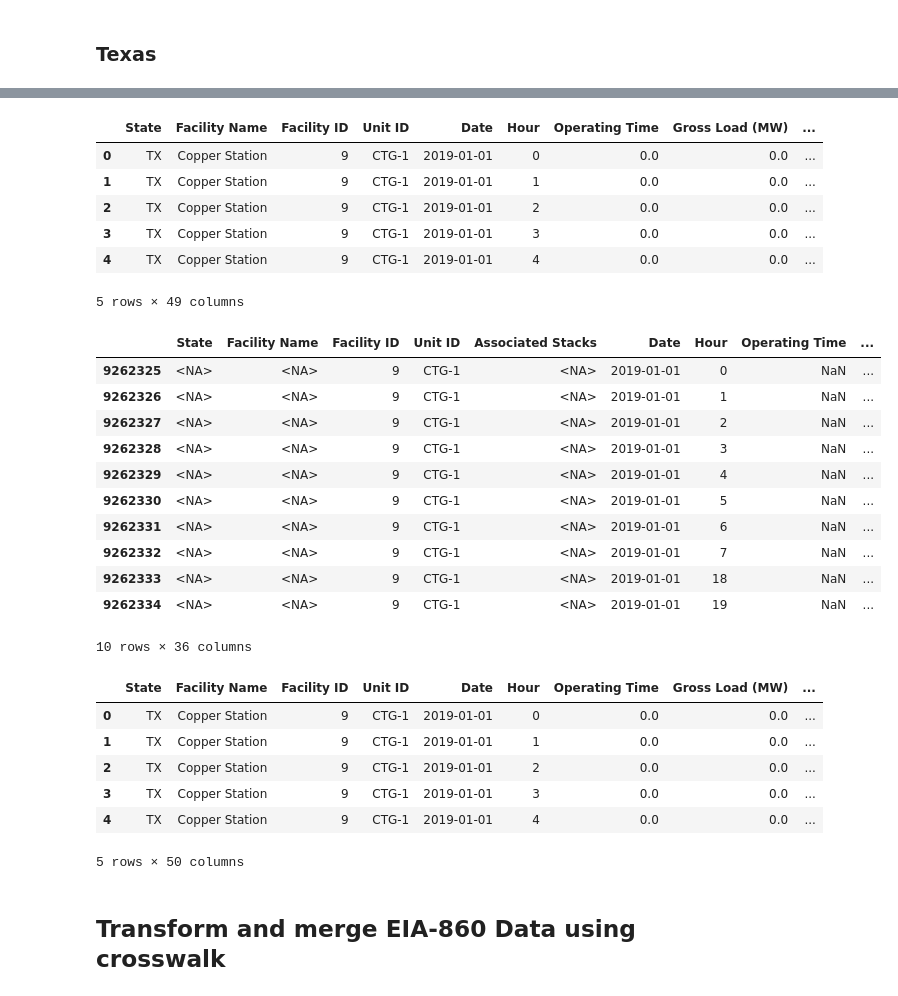
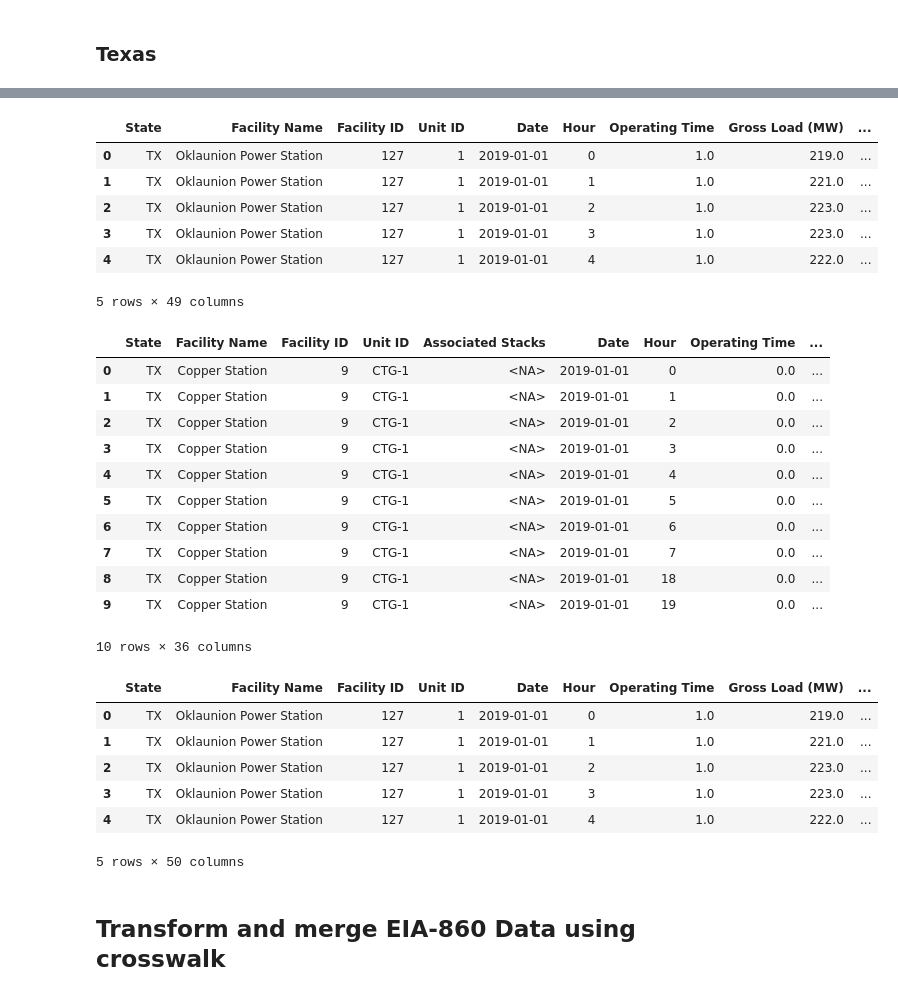
Before and after one commit to marcellmj/us-emission-pred, a Jupyter notebook: 01_Preliminary_Data_Processing/01_Preliminary_Data_Processing-5y-NonOperating.ipynb, the cells around one changed output, grey strips where cells are left out. Saved outputs shown, nothing was run; the diff lists cells and outputs as text; code cells hidden in the pictures.

```diff
--- a/01_Preliminary_Data_Processing-5y-NonOperating.ipynb
+++ b/01_Preliminary_Data_Processing/01_Preliminary_Data_Processing-5y-NonOperating.ipynb
@@ -1480,20 +1444,15 @@ cat_cols_with_na_none = [
     "NOx Phase",
     "Secondary Fuel Type",
     "NOx Controls",
-    "SO2 Phase",
-    "CO2 Rate Measure Indicator",
-    "SO2 Mass Measure Indicator",
-    "SO2 Rate Measure Indicator",
-    "CO2 Mass Measure Indicator",
-    "NOx Mass Measure Indicator",
-    "NOx Rate Measure Indicator",
-    "Heat Input Measure Indicator"
+    "SO2 Phase"
 ]
 
 cat_cols_with_na_unknown = [
     "Operating Status",
     "Associated Generators & Nameplate Capacity (MWe)",
-    "Source Category", "Program Code"
+    "Source Category", "Program Code", "CO2 Rate Measure Indicator",
+    "SO2 Rate Measure Indicator",
+    "NOx Rate Measure Indicator"
 ]
 
 # here nan means that no data was likely purposely reported -> fill with "None"
@@ -1527,7 +1486,7 @@ num_cols_with_na = [
 # we drop nameplate capacity (MW) - EIA (redundant with Nameplate Capacity (MWe) and has many nulls)
 complete_campd_ny = complete_campd_ny.drop(columns=["Nameplate Capacity (MW) - EIA"])
 
-# for now we keep it, adjust for models later
+# for now we keep it, let the models handle it
 print("Null value percentages in complete_campd_ny after adjustments:")
 total_rows = complete_campd_ny.shape[0]
 null_ny = complete_campd_ny.isnull().sum()
@@ -1632,7 +1610,7 @@ complete_campd_ny.to_csv('NY/Hourly/Concatted File/ny_2019_2024_complete_NonOper
 <h3>Texas</h3>
 # %%
 complete_campd_tx = pd.read_csv(
-    'TX/Hourly/Concatted File/tx_2019_2024_with_manualEIA_NonOperating.csv',
+    'TX/Hourly/Concatted File/tx_2019_2024_with_manualEIA_Operating.csv',
     usecols=complete_campd_columns,
     dtype=complete_campd_type_dict,
     parse_dates=["Date"]
@@ -1724,14 +1702,7 @@ cat_cols_with_na_none = [
     "NOx Phase",
     "Secondary Fuel Type",
     "NOx Controls",
-    "SO2 Phase", "SO2 Mass Measure Indicator",
-    "CO2 Mass Measure Indicator", "NOx Mass Measure Indicator",
-    "Heat Input Measure Indicator",
-    "CO2 Rate Measure Indicator",
-    "SO2 Mass Measure Indicator",
-    "SO2 Rate Measure Indicator",
-    "NOx Rate Measure Indicator",
-    "Heat Input Measure Indicator"
+    "SO2 Phase"
 ]
 
 cat_cols_with_na_unknown = [
@@ -1808,61 +1796,64 @@ Nothing    11224101
 Name: SO2 Mass Measure Indicator, dtype: int64
 # %%
-# set hourly capacity factor (0 here since no gross load)
-complete_campd_tx["hourly_capacity_factor"] = 0
+# calculate hourly capacity factor
+complete_campd_tx["hourly_capacity_factor"] = (
+    complete_campd_tx["Gross Load (MW)"] * complete_campd_tx["Operating Time"]
+) / complete_campd_tx["Nameplate Capacity (MWe)"]
+
 complete_campd_tx.head(5)
 # %% [output]
 |  | State | Facility Name | Facility ID | Unit ID | Date | Hour | Operating Time | Gross Load (MW) | ... |
-| 0 | TX | Copper Station | 9 | CTG-1 | 2019-01-01 | 0 | 0.0 | 0.0 | ... |
-| 1 | TX | Copper Station | 9 | CTG-1 | 2019-01-01 | 1 | 0.0 | 0.0 | ... |
-| 2 | TX | Copper Station | 9 | CTG-1 | 2019-01-01 | 2 | 0.0 | 0.0 | ... |
-| 3 | TX | Copper Station | 9 | CTG-1 | 2019-01-01 | 3 | 0.0 | 0.0 | ... |
-| 4 | TX | Copper Station | 9 | CTG-1 | 2019-01-01 | 4 | 0.0 | 0.0 | ... |
+| 0 | TX | Oklaunion Power Station | 127 | 1 | 2019-01-01 | 0 | 1.0 | 219.0 | ... |
+| 1 | TX | Oklaunion Power Station | 127 | 1 | 2019-01-01 | 1 | 1.0 | 221.0 | ... |
+| 2 | TX | Oklaunion Power Station | 127 | 1 | 2019-01-01 | 2 | 1.0 | 223.0 | ... |
+| 3 | TX | Oklaunion Power Station | 127 | 1 | 2019-01-01 | 3 | 1.0 | 223.0 | ... |
+| 4 | TX | Oklaunion Power Station | 127 | 1 | 2019-01-01 | 4 | 1.0 | 222.0 | ... |
 5 rows × 49 columns
 # %%
 # calculate hourly ramping factor
-filtered_out_rows_campd_tx = pd.read_csv('TX/Hourly/Concatted File/tx_2019_2024_Operating.csv', dtype=campd_type_dict, parse_dates=["Date"])
+filtered_out_rows_campd_tx = pd.read_csv('TX/Hourly/Concatted File/tx_2019_2024_NonOperating.csv', dtype=campd_type_dict, parse_dates=["Date"])
 filtered_out_rows_campd_tx["Year"] = filtered_out_rows_campd_tx["Date"].dt.year
 facility_small = pd.read_csv('Facility/Concatted File/facility_2014_2024.csv', dtype={"Facility ID": "Int64", "Unit ID": "string", "Year": "Int64"})
 facility_small = facility_small[["Year", 'Facility ID', 'Unit ID', "Nameplate Capacity (MWe)"]]
 all_hours_tx = filtered_out_rows_campd_tx.merge(facility_small, on=['Year', 'Facility ID', 'Unit ID'], how='left')
 all_hours_tx["Gross Load (MW)"] = all_hours_tx["Gross Load (MW)"].fillna(0)
 
 all_hours_tx = pd.concat([all_hours_tx, complete_campd_tx[["Facility ID", "Unit ID", "Date", "Hour", "Gross Load (MW)", "Year", "Nameplate Capacity (MWe)"]]], ignore_index=True)
 
 # Sort data by unit and time to calculate t-1 values
 all_hours_tx = all_hours_tx.sort_values(["Facility ID", "Unit ID", "Date", "Hour"])
 
 # Calculate lagged gross load per unit (get previous row's value for gross load)
 all_hours_tx["gross_load_lag1"] = all_hours_tx.groupby(["Facility ID", "Unit ID"])["Gross Load (MW)"].shift(1)
 
 # calc ramping factor
 all_hours_tx["hourly_ramping_factor"] = (
     all_hours_tx["Gross Load (MW)"] - all_hours_tx["gross_load_lag1"]
 ) / all_hours_tx["Nameplate Capacity (MWe)"]
 
 display(all_hours_tx.head(10))
 
 complete_campd_tx = complete_campd_tx.merge(all_hours_tx[["Facility ID", "Unit ID", "Date", "Hour", "hourly_ramping_factor"]],
                         on=["Facility ID", "Unit ID", "Date", "Hour"],
                         how="left")
 complete_campd_tx.head(5)
 # %% [output]
 |  | State | Facility Name | Facility ID | Unit ID | Associated Stacks | Date | Hour | Operating Time | ... |
-| 9262325 | <NA> | <NA> | 9 | CTG-1 | <NA> | 2019-01-01 | 0 | NaN | ... |
-| 9262326 | <NA> | <NA> | 9 | CTG-1 | <NA> | 2019-01-01 | 1 | NaN | ... |
-| 9262327 | <NA> | <NA> | 9 | CTG-1 | <NA> | 2019-01-01 | 2 | NaN | ... |
-| 9262328 | <NA> | <NA> | 9 | CTG-1 | <NA> | 2019-01-01 | 3 | NaN | ... |
-| 9262329 | <NA> | <NA> | 9 | CTG-1 | <NA> | 2019-01-01 | 4 | NaN | ... |
-| 9262330 | <NA> | <NA> | 9 | CTG-1 | <NA> | 2019-01-01 | 5 | NaN | ... |
-| 9262331 | <NA> | <NA> | 9 | CTG-1 | <NA> | 2019-01-01 | 6 | NaN | ... |
-| 9262332 | <NA> | <NA> | 9 | CTG-1 | <NA> | 2019-01-01 | 7 | NaN | ... |
-| 9262333 | <NA> | <NA> | 9 | CTG-1 | <NA> | 2019-01-01 | 18 | NaN | ... |
-| 9262334 | <NA> | <NA> | 9 | CTG-1 | <NA> | 2019-01-01 | 19 | NaN | ... |
+| 0 | TX | Copper Station | 9 | CTG-1 | <NA> | 2019-01-01 | 0 | 0.0 | ... |
+| 1 | TX | Copper Station | 9 | CTG-1 | <NA> | 2019-01-01 | 1 | 0.0 | ... |
+| 2 | TX | Copper Station | 9 | CTG-1 | <NA> | 2019-01-01 | 2 | 0.0 | ... |
+| 3 | TX | Copper Station | 9 | CTG-1 | <NA> | 2019-01-01 | 3 | 0.0 | ... |
+| 4 | TX | Copper Station | 9 | CTG-1 | <NA> | 2019-01-01 | 4 | 0.0 | ... |
+| 5 | TX | Copper Station | 9 | CTG-1 | <NA> | 2019-01-01 | 5 | 0.0 | ... |
+| 6 | TX | Copper Station | 9 | CTG-1 | <NA> | 2019-01-01 | 6 | 0.0 | ... |
+| 7 | TX | Copper Station | 9 | CTG-1 | <NA> | 2019-01-01 | 7 | 0.0 | ... |
+| 8 | TX | Copper Station | 9 | CTG-1 | <NA> | 2019-01-01 | 18 | 0.0 | ... |
+| 9 | TX | Copper Station | 9 | CTG-1 | <NA> | 2019-01-01 | 19 | 0.0 | ... |
 10 rows × 36 columns
 |  | State | Facility Name | Facility ID | Unit ID | Date | Hour | Operating Time | Gross Load (MW) | ... |
-| 0 | TX | Copper Station | 9 | CTG-1 | 2019-01-01 | 0 | 0.0 | 0.0 | ... |
-| 1 | TX | Copper Station | 9 | CTG-1 | 2019-01-01 | 1 | 0.0 | 0.0 | ... |
-| 2 | TX | Copper Station | 9 | CTG-1 | 2019-01-01 | 2 | 0.0 | 0.0 | ... |
-| 3 | TX | Copper Station | 9 | CTG-1 | 2019-01-01 | 3 | 0.0 | 0.0 | ... |
-| 4 | TX | Copper Station | 9 | CTG-1 | 2019-01-01 | 4 | 0.0 | 0.0 | ... |
+| 0 | TX | Oklaunion Power Station | 127 | 1 | 2019-01-01 | 0 | 1.0 | 219.0 | ... |
+| 1 | TX | Oklaunion Power Station | 127 | 1 | 2019-01-01 | 1 | 1.0 | 221.0 | ... |
+| 2 | TX | Oklaunion Power Station | 127 | 1 | 2019-01-01 | 2 | 1.0 | 223.0 | ... |
+| 3 | TX | Oklaunion Power Station | 127 | 1 | 2019-01-01 | 3 | 1.0 | 223.0 | ... |
+| 4 | TX | Oklaunion Power Station | 127 | 1 | 2019-01-01 | 4 | 1.0 | 222.0 | ... |
 5 rows × 50 columns
```
Also changed, not shown: parts of 60 cells of this notebook.
